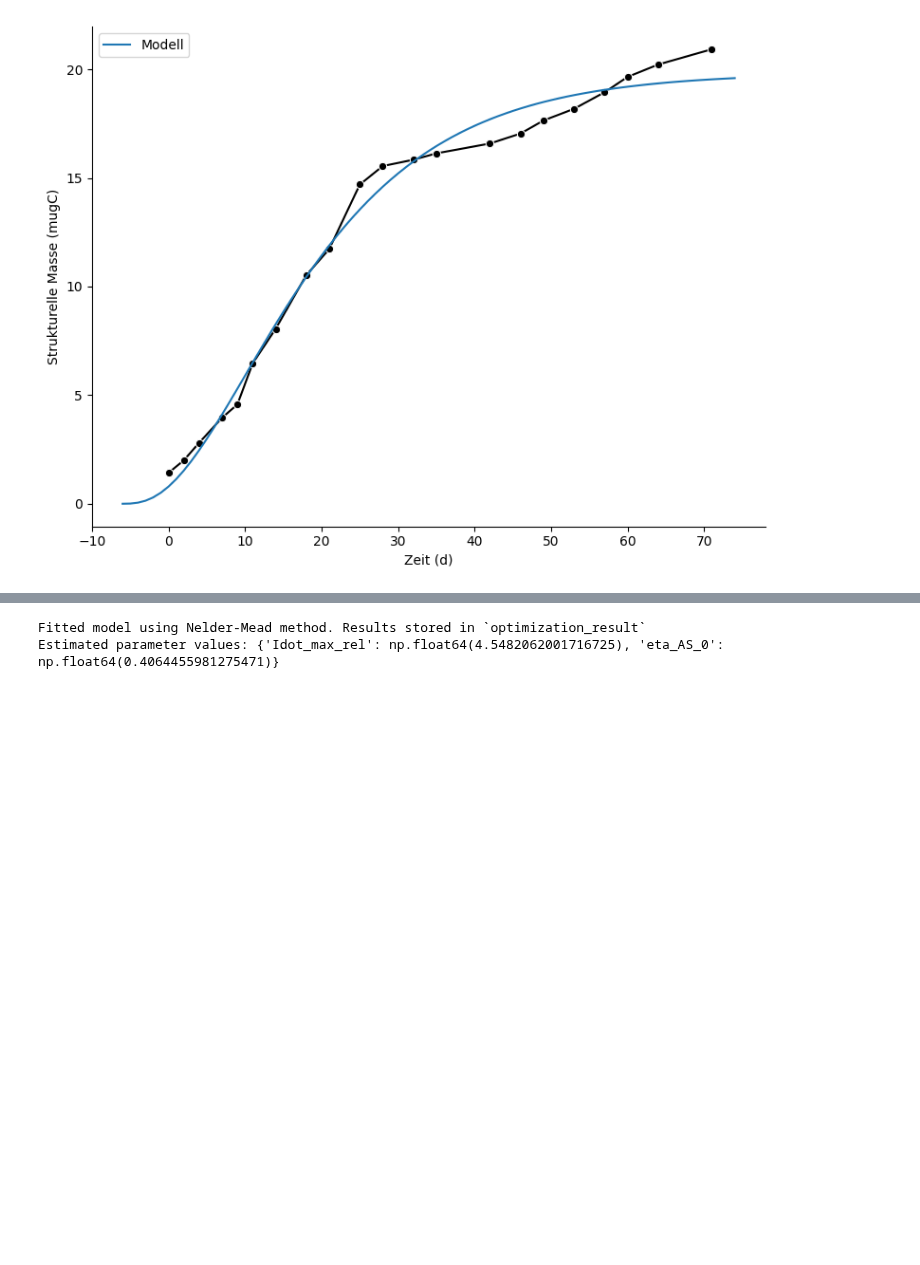
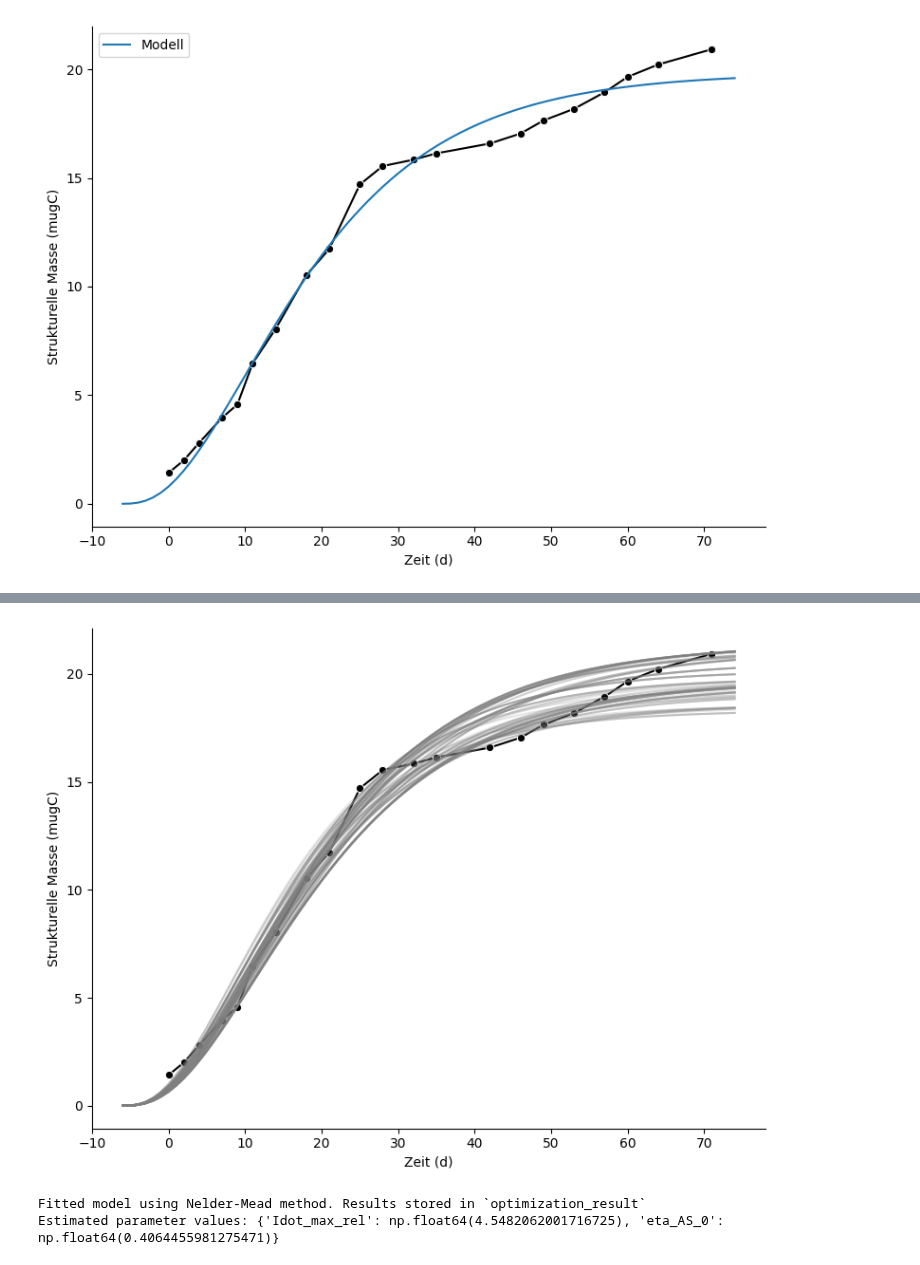
Before and after one commit to fzeitner/mempyDEB, a Jupyter notebook: folsomia_project/folsomia_cadmium_project.ipynb, the cells around one changed output, grey strips where cells are left out. Saved outputs shown, nothing was run; the diff lists cells and outputs as text; code cells hidden in the pictures; blank space fills up the shorter version.

Commit message:
added bayesian interference

```diff
--- a/folsomia_project/folsomia_cadmium_project.ipynb
+++ b/folsomia_project/folsomia_cadmium_project.ipynb
@@ -49,3 +49,8 @@ f = fit_model()
 Fitted model using Nelder-Mead method. Results stored in `optimization_result`
 Estimated parameter values: {'Idot_max_rel': np.float64(4.5482062001716725), 'eta_AS_0': np.float64(0.4064455981275471)}
 [figure]
+# %%
+f.define_lognorm_prior()
+f.run_bayesian_inference(
+    popsize = 35,
+    max_total_nr_simulations = 1_000)
@@ -52,3 +76,12 @@ Estimated parameter values: {'Idot_max_rel': np.float64(4.5482062001716725), 'et
+# %%
+f.retrodict()
+fig,ax = plot_data(f.data)
+
+for df in f.retrodictions:
+
+    sns.lineplot(df, x = 't_day', y = 'S', ax = ax, alpha = .2, color = 'gray')
+# %% [output]
+[figure, added]
 # %%
 def fit_model_2params():
     """
```
Also changed, not shown: parts of 1 cell of this notebook, 1 other file.
